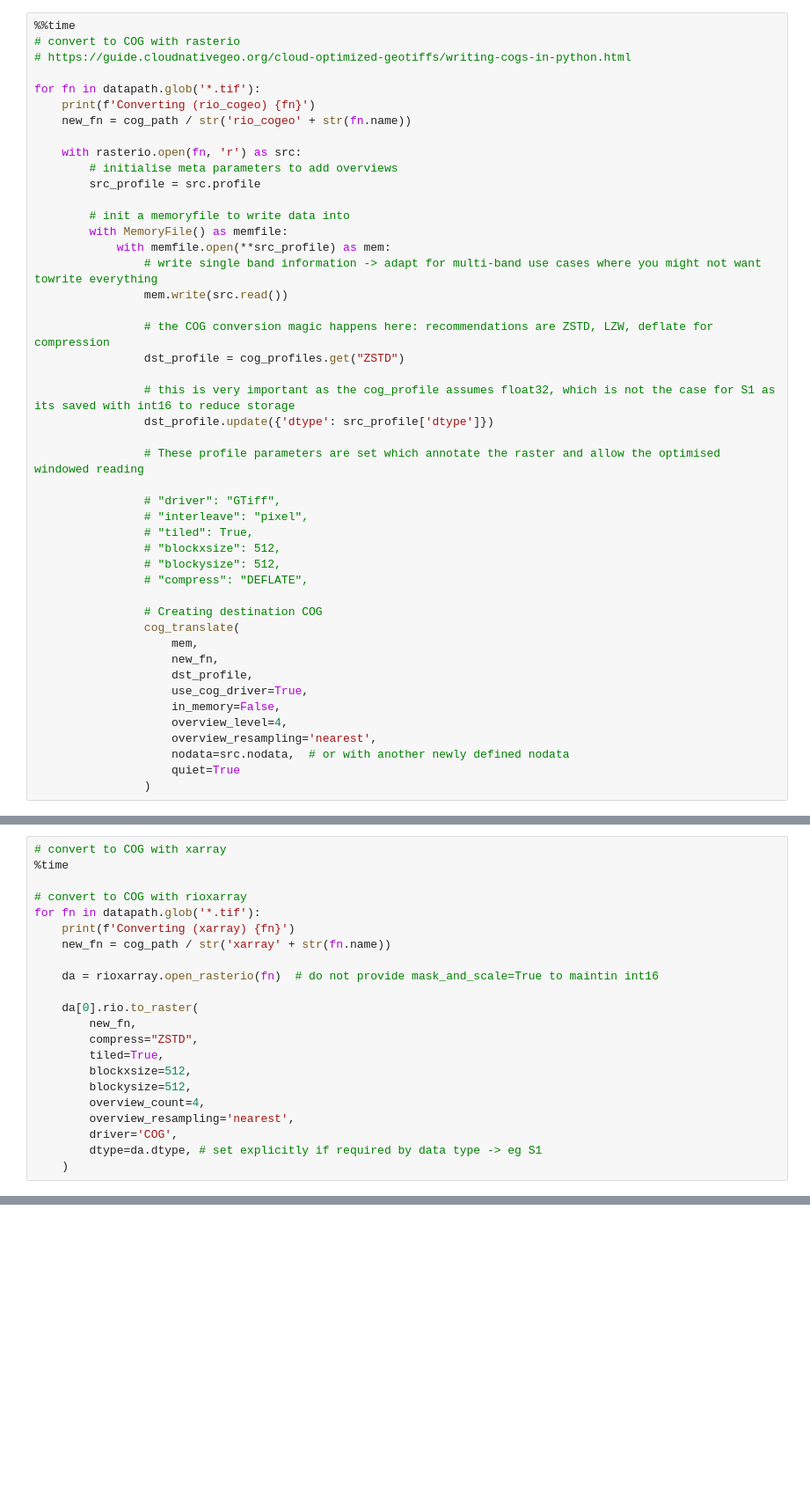
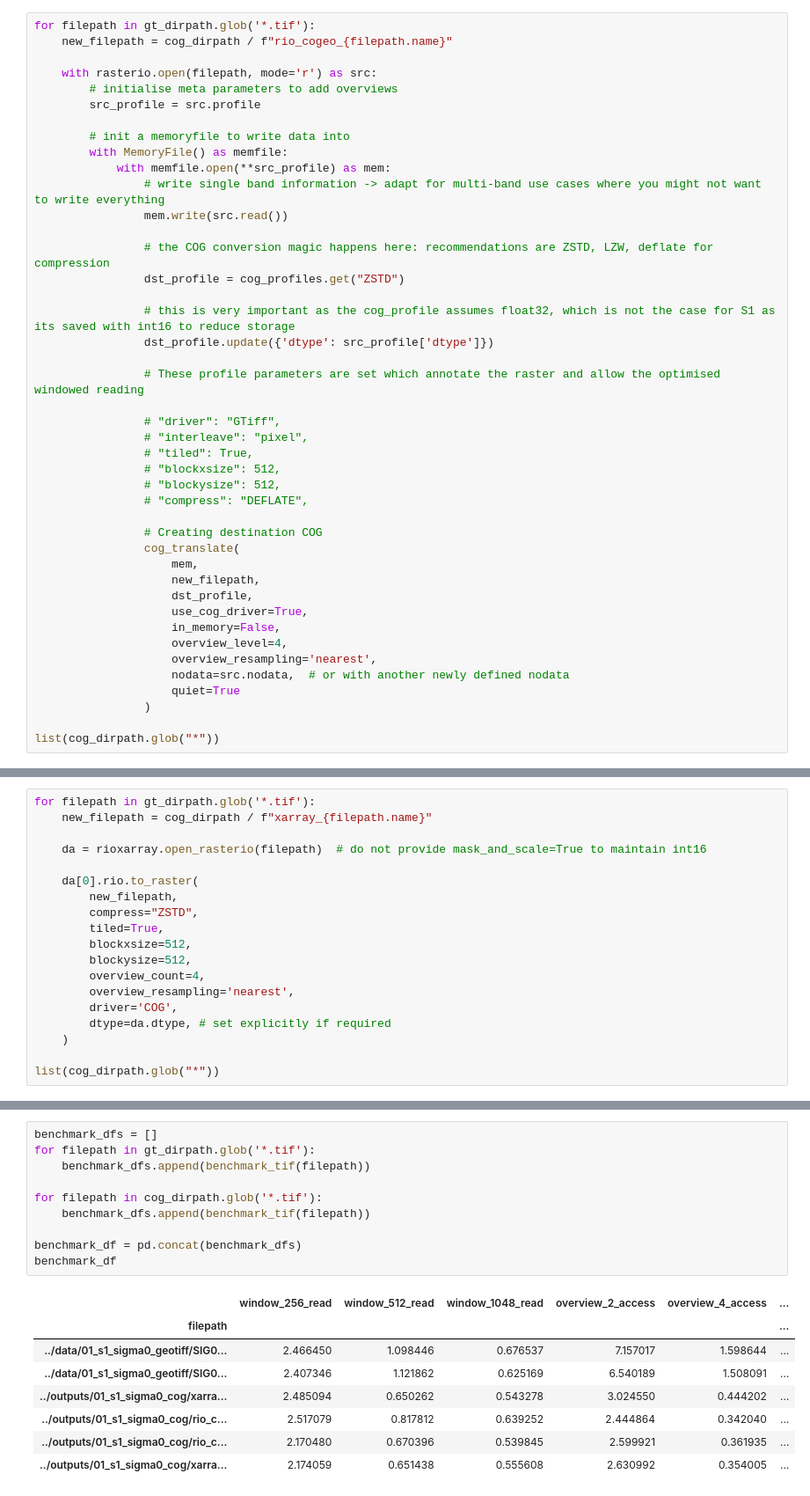
Before and after one commit to eodcgmbh/eodc-examples, a Jupyter notebook: demos/EOCS_cn_notebook/src/01_geotiff_to_cog.ipynb, the cells around one changed output, grey strips where cells are left out. Shown at 88% size. Drawn from its saved outputs; the diff is of its cells as text; blank space fills up the shorter version.

```diff
--- a/demos/EOCS_cn_notebook/src/01_geotiff_to_cog.ipynb
+++ b/demos/EOCS_cn_notebook/src/01_geotiff_to_cog.ipynb
@@ -98,20 +78,15 @@ Both of these packages wrap arounf gdal_translate so the processe in the backgro
 # %%
-%%time
-# convert to COG with rasterio
-# https://guide.cloudnativegeo.org/cloud-optimized-geotiffs/writing-cogs-in-python.html
+for filepath in gt_dirpath.glob('*.tif'):
+    new_filepath = cog_dirpath / f"rio_cogeo_{filepath.name}"
 
-for fn in datapath.glob('*.tif'):
-    print(f'Converting (rio_cogeo) {fn}')
-    new_fn = cog_path / str('rio_cogeo' + str(fn.name))
-
-    with rasterio.open(fn, 'r') as src:
+    with rasterio.open(filepath, mode='r') as src:
         # initialise meta parameters to add overviews
         src_profile = src.profile
 
         # init a memoryfile to write data into
         with MemoryFile() as memfile:
             with memfile.open(**src_profile) as mem:
-                # write single band information -> adapt for multi-band use cases where you might not want towrite everything
+                # write single band information -> adapt for multi-band use cases where you might not want to write everything
                 mem.write(src.read())
 
                 # the COG conversion magic happens here: recommendations are ZSTD, LZW, deflate for compression
@@ -132,7 +107,7 @@ for fn in datapath.glob('*.tif'):
                 # Creating destination COG
                 cog_translate(
                     mem,
-                    new_fn,
+                    new_filepath,
                     dst_profile,
                     use_cog_driver=True,
                     in_memory=False,
@@ -141,4 +116,6 @@ for fn in datapath.glob('*.tif'):
                     nodata=src.nodata,  # or with another newly defined nodata
                     quiet=True
                 )
+
+list(cog_dirpath.glob("*"))
 # %% [output]
@@ -149,16 +130,11 @@ Wall time: 21 s
 # %%
-# convert to COG with xarray
-%time
+for filepath in gt_dirpath.glob('*.tif'):
+    new_filepath = cog_dirpath / f"xarray_{filepath.name}"
 
-# convert to COG with rioxarray
-for fn in datapath.glob('*.tif'):
-    print(f'Converting (xarray) {fn}')
-    new_fn = cog_path / str('xarray' + str(fn.name))
-
-    da = rioxarray.open_rasterio(fn)  # do not provide mask_and_scale=True to maintin int16
+    da = rioxarray.open_rasterio(filepath)  # do not provide mask_and_scale=True to maintain int16
 
     da[0].rio.to_raster(
-        new_fn,
+        new_filepath,
         compress="ZSTD",
         tiled=True,
         blockxsize=512,
@@ -166,6 +142,8 @@ for fn in datapath.glob('*.tif'):
         overview_count=4,
         overview_resampling='nearest',
         driver='COG',
-        dtype=da.dtype, # set explicitly if required by data type -> eg S1
+        dtype=da.dtype, # set explicitly if required
     )
+
+list(cog_dirpath.glob("*"))
 # %% [output]
@@ -266 +222,20 @@ xarraySIG0_20260624T060724_D008_E039N015T3_EU020M_V1M2R3_S1DIWGRDH_VH.tif
+# %%
+benchmark_dfs = []
+for filepath in gt_dirpath.glob('*.tif'):
+    benchmark_dfs.append(benchmark_tif(filepath))
+
+for filepath in cog_dirpath.glob('*.tif'):
+    benchmark_dfs.append(benchmark_tif(filepath))
+
+benchmark_df = pd.concat(benchmark_dfs)
+benchmark_df
+# %% [output]
+|  | window_256_read | window_512_read | window_1048_read | overview_2_access | overview_4_access | ... |
+| filepath |  |  |  |  |  | ... |
+| ../data/01_s1_sigma0_geotiff/SIG0... | 2.466450 | 1.098446 | 0.676537 | 7.157017 | 1.598644 | ... |
+| ../data/01_s1_sigma0_geotiff/SIG0... | 2.407346 | 1.121862 | 0.625169 | 6.540189 | 1.508091 | ... |
+| ../outputs/01_s1_sigma0_cog/xarra... | 2.485094 | 0.650262 | 0.543278 | 3.024550 | 0.444202 | ... |
+| ../outputs/01_s1_sigma0_cog/rio_c... | 2.517079 | 0.817812 | 0.639252 | 2.444864 | 0.342040 | ... |
+| ../outputs/01_s1_sigma0_cog/rio_c... | 2.170480 | 0.670396 | 0.539845 | 2.599921 | 0.361935 | ... |
+| ../outputs/01_s1_sigma0_cog/xarra... | 2.174059 | 0.651438 | 0.555608 | 2.630992 | 0.354005 | ... |
 # %% [markdown]
```
Also changed, not shown: parts of 21 cells of this notebook, 2 other files.
